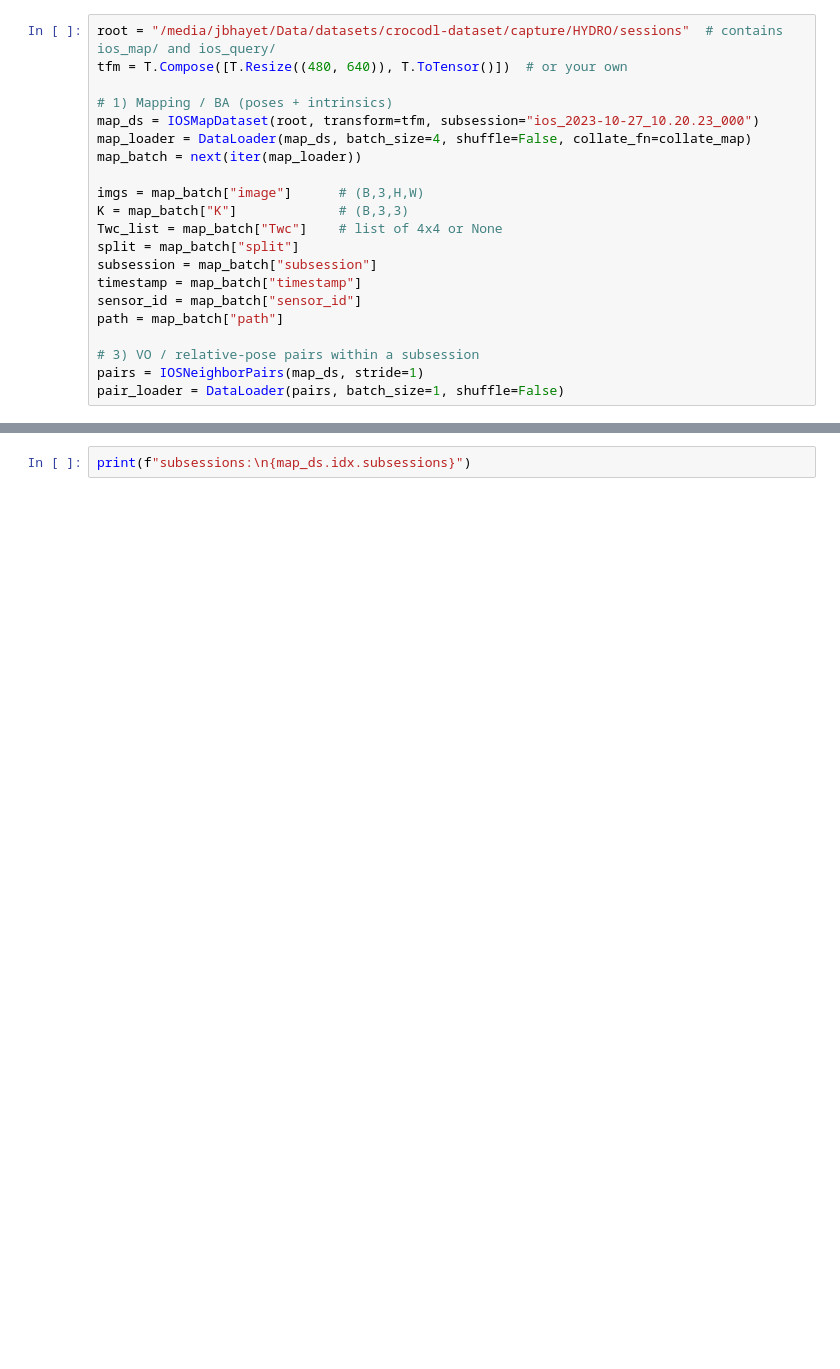
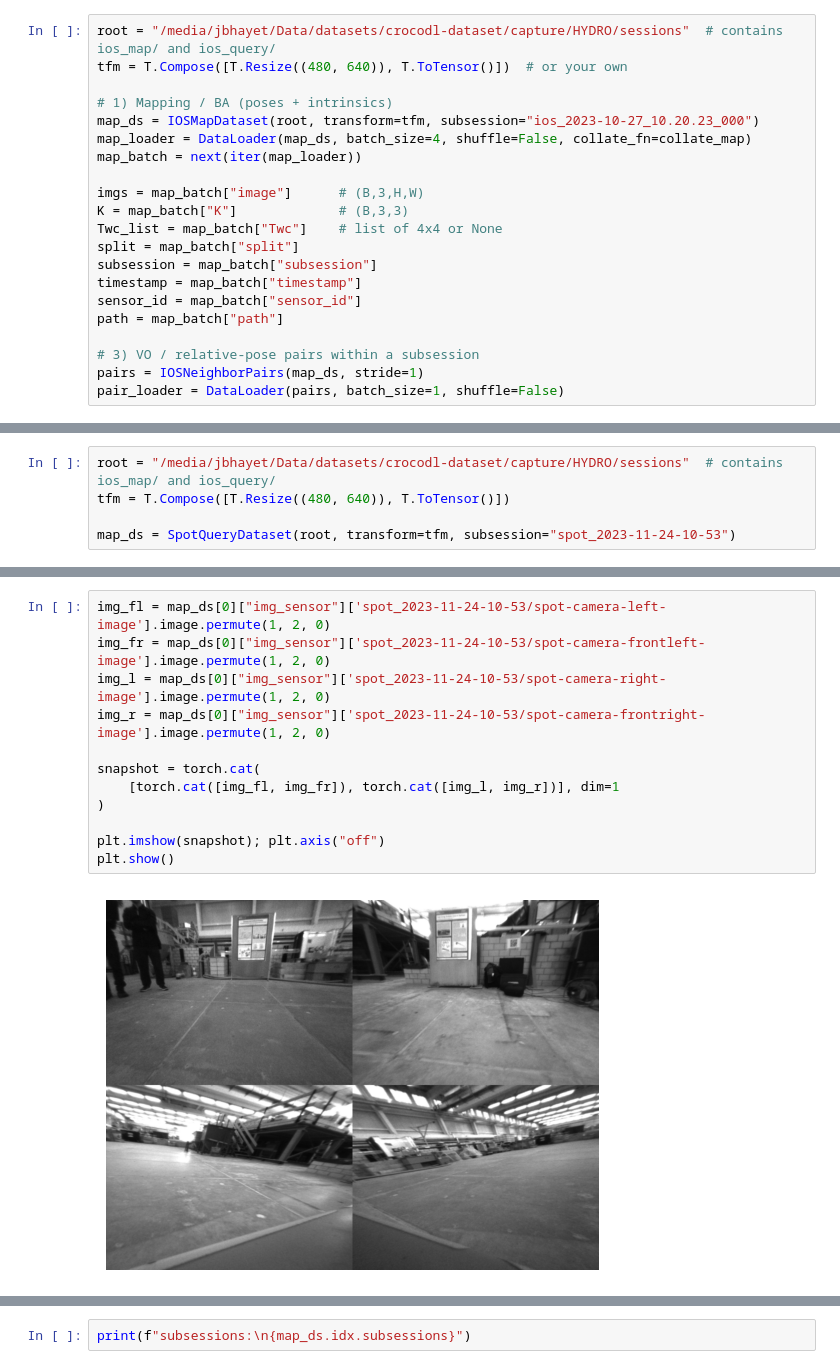
Before and after one commit to sergio-alberto-dlm/visual_localization, a Jupyter notebook: 1_feat_extract.ipynb, the cells around one changed output, grey strips where cells are left out. Saved outputs shown, nothing was run; the diff lists cells and outputs as text; blank space fills up the shorter version.

Commit message:
modify data usage instructions

```diff
--- a/1_feat_extract.ipynb
+++ b/1_feat_extract.ipynb
@@ -30,0 +89,5 @@ pair_loader = DataLoader(pairs, batch_size=1, shuffle=False)
+# %%
+root = "/media/jbhayet/Data/datasets/crocodl-dataset/capture/HYDRO/sessions"  # contains ios_map/ and ios_query/
+tfm = T.Compose([T.Resize((480, 640)), T.ToTensor()])
+
+map_ds = SpotQueryDataset(root, transform=tfm, subsession="spot_2023-11-24-10-53")
@@ -30,0 +113,14 @@ pair_loader = DataLoader(pairs, batch_size=1, shuffle=False)
+# %%
+img_fl = map_ds[0]["img_sensor"]['spot_2023-11-24-10-53/spot-camera-left-image'].image.permute(1, 2, 0)
+img_fr = map_ds[0]["img_sensor"]['spot_2023-11-24-10-53/spot-camera-frontleft-image'].image.permute(1, 2, 0)
+img_l = map_ds[0]["img_sensor"]['spot_2023-11-24-10-53/spot-camera-right-image'].image.permute(1, 2, 0)
+img_r = map_ds[0]["img_sensor"]['spot_2023-11-24-10-53/spot-camera-frontright-image'].image.permute(1, 2, 0)
+
+snapshot = torch.cat(
+    [torch.cat([img_fl, img_fr]), torch.cat([img_l, img_r])], dim=1
+)
+
+plt.imshow(snapshot); plt.axis("off")
+plt.show()
+# %% [output]
+[figure, added]
```
Also changed, not shown: parts of 28 cells of this notebook.
